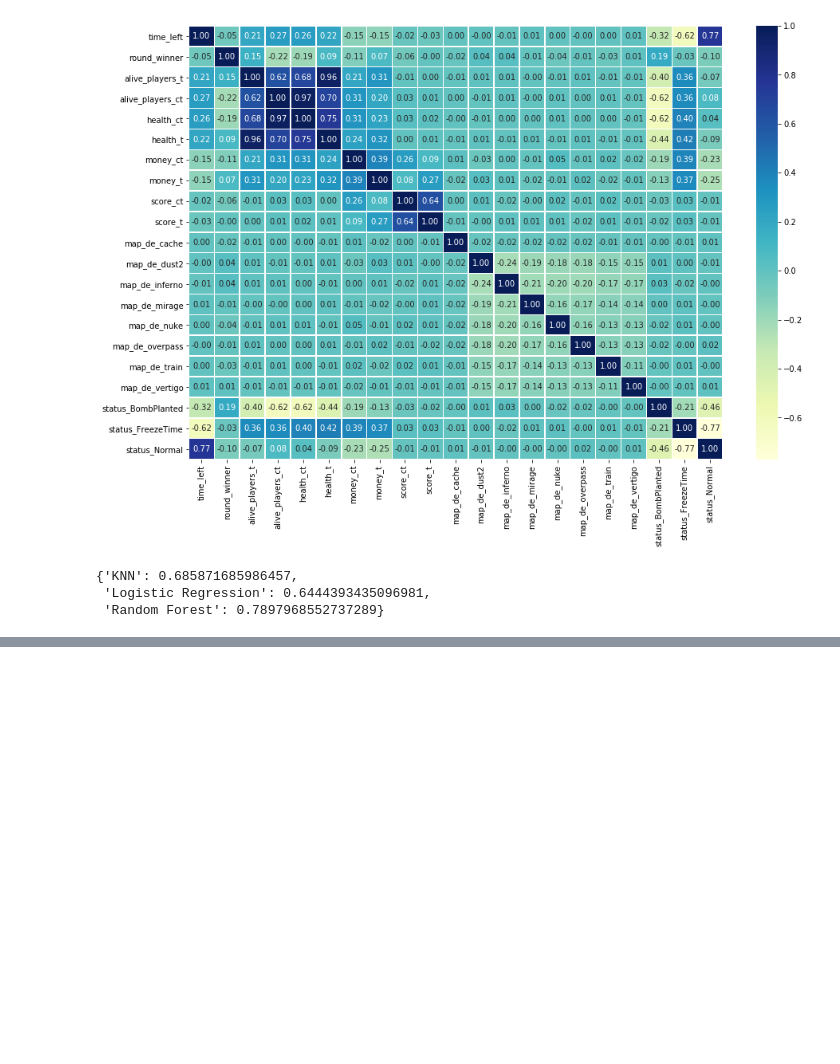
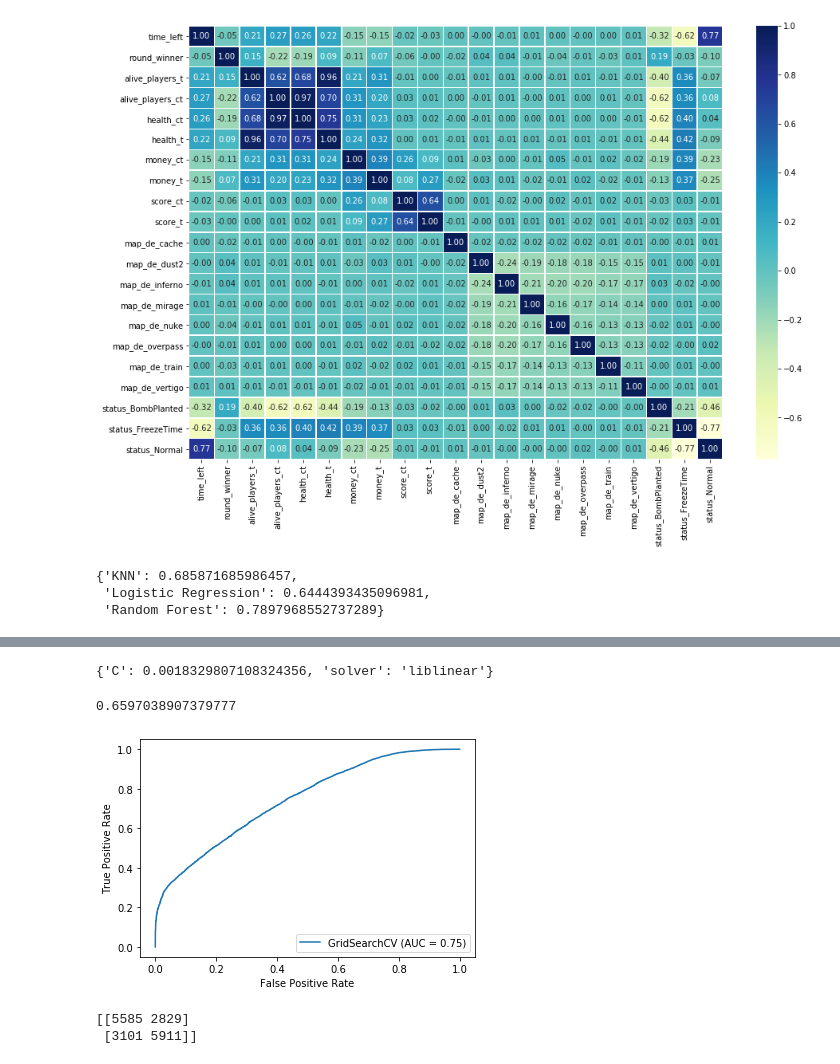
Before and after one commit to azohc/csai, a Jupyter notebook: august.ipynb, the cells around one changed output, grey strips where cells are left out. Drawn from its saved outputs; the diff is of its cells as text; code cells hidden in the pictures; blank space fills up the shorter version.

```diff
--- a/august.ipynb
+++ b/august.ipynb
@@ -207,0 +256,13 @@ model_compare.T.plot.bar()
+# %%
+# Setup random seed
+np.random.seed(42)
+
+# Setup random hyperparameter search for LogisticRegression
+rs_log_reg = RandomizedSearchCV(LogisticRegression(),
+                                param_distributions=log_reg_grid,
+                                cv=5,
+                                n_iter=20,
+                                verbose=True)
+
+# Fit random hyperparameter search model
+rs_log_reg.fit(X_train, y_train);
@@ -207,0 +281,13 @@ model_compare.T.plot.bar()
+# %%
+# Setup random seed
+np.random.seed(42)
+
+# Setup random hyperparameter search for RandomForestClassifier
+rs_rf = RandomizedSearchCV(RandomForestClassifier(),
+                           param_distributions=rf_grid,
+                           cv=5,
+                           n_iter=20,
+                           verbose=True)
+
+# Fit random hyperparameter search model
+rs_rf.fit(X_train, y_train);
@@ -207,0 +311,13 @@ model_compare.T.plot.bar()
+# %%
+# Different LogisticRegression hyperparameters
+log_reg_grid = {"C": np.logspace(-4, 4, 20),
+                "solver": ["liblinear"]}
+
+# Setup grid hyperparameter search for LogisticRegression
+gs_log_reg = GridSearchCV(LogisticRegression(),
+                          param_grid=log_reg_grid,
+                          cv=5,
+                          verbose=True)
+
+# Fit grid hyperparameter search model
+gs_log_reg.fit(X_train, y_train);
@@ -207,0 +328,26 @@ model_compare.T.plot.bar()
+# %%
+# Check the best parameters
+gs_log_reg.best_params_
+# %% [output]
+{'C': 0.0018329807108324356, 'solver': 'liblinear'}
+# %%
+# Evaluate the model
+gs_log_reg.score(X_test, y_test)
+# %% [output]
+0.6597038907379777
+# %%
+# Import ROC curve function from metrics module
+from sklearn.metrics import plot_roc_curve
+
+# Plot ROC curve and calculate AUC metric
+plot_roc_curve(gs_log_reg, X_test, y_test);
+# %% [output]
+[figure, added]
+# %%
+y_preds = gs_log_reg.predict(X_test)
+
+# Display confusion matrix
+print(confusion_matrix(y_test, y_preds))
+# %% [output]
+[[5585 2829]
+ [3101 5911]]
```
Also changed, not shown: parts of 19 cells of this notebook.
